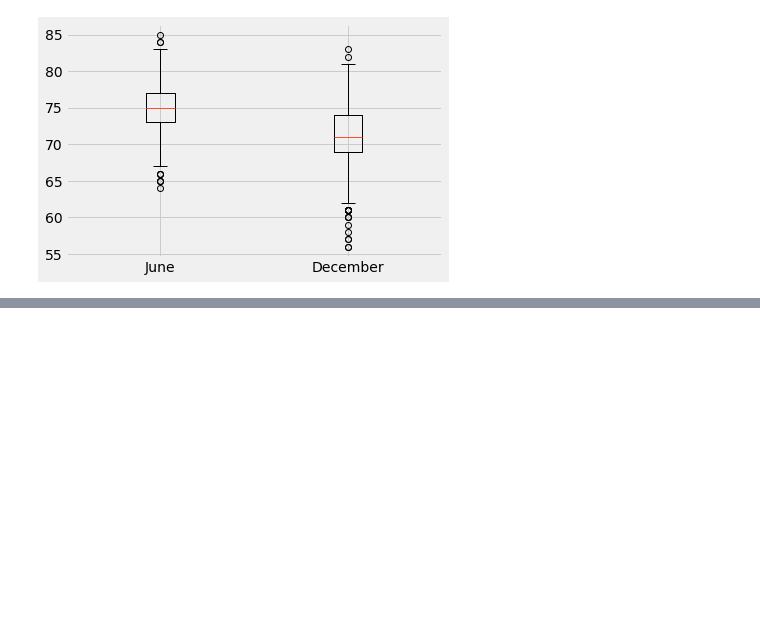
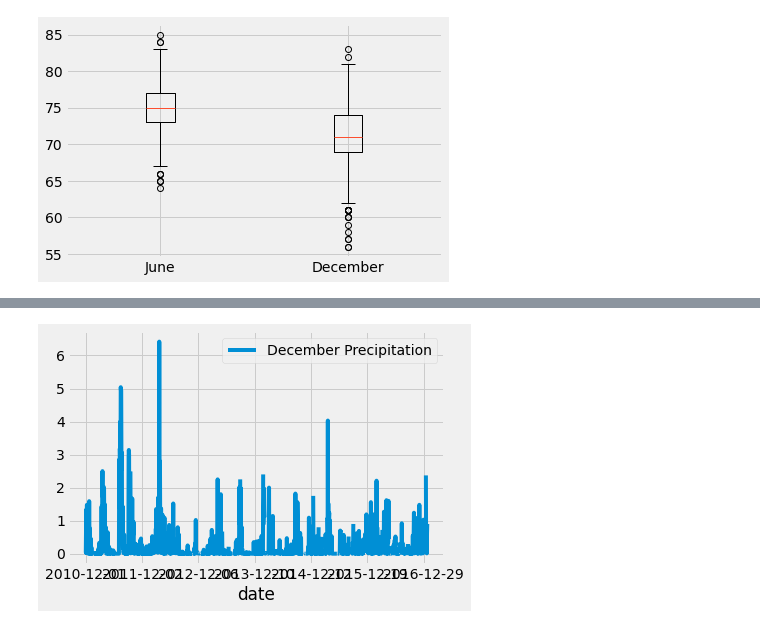
Before and after one commit to KathiaF/surfs_up, a Jupyter notebook: SurfsUp_Challenge.ipynb, the cells around one changed output, grey strips where cells are left out. Drawn from its saved outputs; the diff is of its cells as text; code cells hidden in the pictures; blank space fills up the shorter version.

```diff
--- a/SurfsUp_Challenge.ipynb
+++ b/SurfsUp_Challenge.ipynb
@@ -137,0 +191,4 @@ plt.xticks([1, 2], ['June', 'December'])
+# %%
+ax2 = prcp_dec_df.plot()
+# %% [output]
+[figure, added]
```
Also changed, not shown: parts of 9 cells of this notebook, 4 other files.
